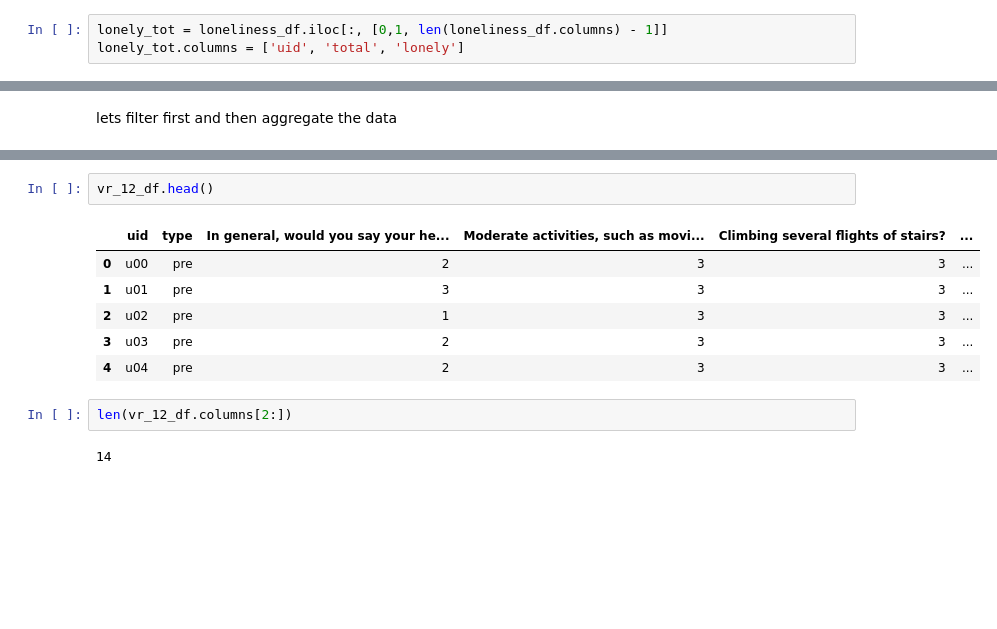
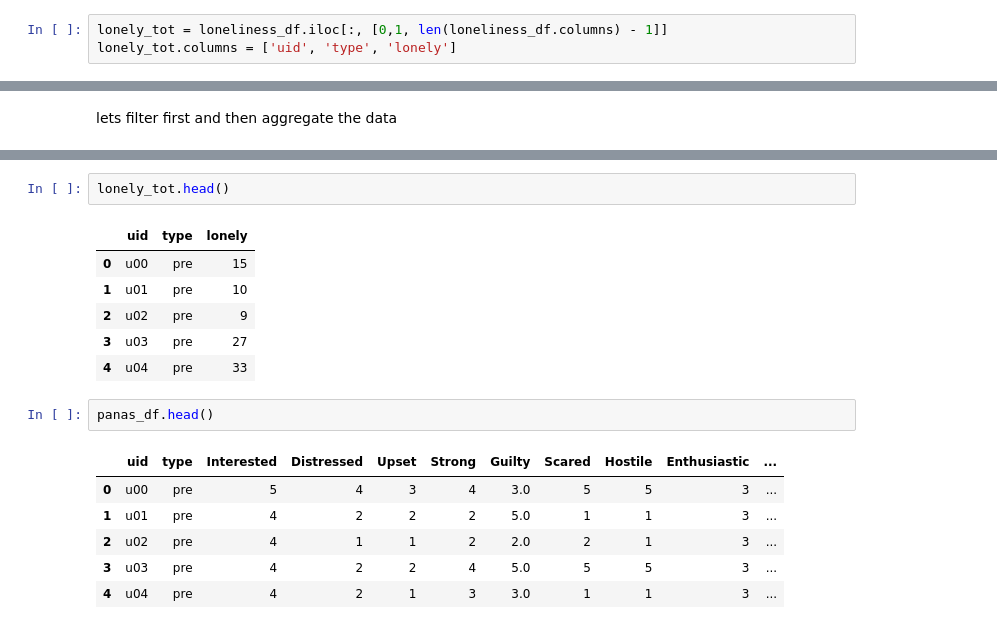
Before and after one commit to mkhash/Modelling-Student-Stress, a Jupyter notebook: code/EDA.ipynb, the cells around one changed output, grey strips where cells are left out. Cells and saved outputs as stored; diff of their text form; blank space fills up the shorter version.

```diff
--- a/code/EDA.ipynb
+++ b/code/EDA.ipynb
@@ -347,7 +348,7 @@ loneliness_df.head()
 5 rows × 23 columns
 # %%
 lonely_tot = loneliness_df.iloc[:, [0,1, len(loneliness_df.columns) - 1]]
-lonely_tot.columns = ['uid', 'total', 'lonely']
+lonely_tot.columns = ['uid', 'type', 'lonely']
 # %%
 lonely_tot.head()
 # %% [output]
@@ -486,13 +535,18 @@ psqi_df.head()
 # %%
-vr_12_df.head()
+lonely_tot.head()
 # %% [output]
-|  | uid | type | In general, would you say your he... | Moderate activities, such as movi... | Climbing several flights of stairs? | ... |
-| 0 | u00 | pre | 2 | 3 | 3 | ... |
-| 1 | u01 | pre | 3 | 3 | 3 | ... |
-| 2 | u02 | pre | 1 | 3 | 3 | ... |
-| 3 | u03 | pre | 2 | 3 | 3 | ... |
-| 4 | u04 | pre | 2 | 3 | 3 | ... |
+|  | uid | type | lonely |
+| 0 | u00 | pre | 15 |
+| 1 | u01 | pre | 10 |
+| 2 | u02 | pre | 9 |
+| 3 | u03 | pre | 27 |
+| 4 | u04 | pre | 33 |
-# %%
-len(vr_12_df.columns[2:])
-# %% [output]
-14
+# %%
+panas_df.head()
+# %% [output]
+|  | uid | type | Interested | Distressed | Upset | Strong | Guilty | Scared | Hostile | Enthusiastic | ... |
+| 0 | u00 | pre | 5 | 4 | 3 | 4 | 3.0 | 5 | 5 | 3 | ... |
+| 1 | u01 | pre | 4 | 2 | 2 | 2 | 5.0 | 1 | 1 | 3 | ... |
+| 2 | u02 | pre | 4 | 1 | 1 | 2 | 2.0 | 2 | 1 | 3 | ... |
+| 3 | u03 | pre | 4 | 2 | 2 | 4 | 5.0 | 5 | 5 | 3 | ... |
+| 4 | u04 | pre | 4 | 2 | 1 | 3 | 3.0 | 1 | 1 | 3 | ... |
```
Also changed, not shown: parts of 16 cells of this notebook, 1 other file.
